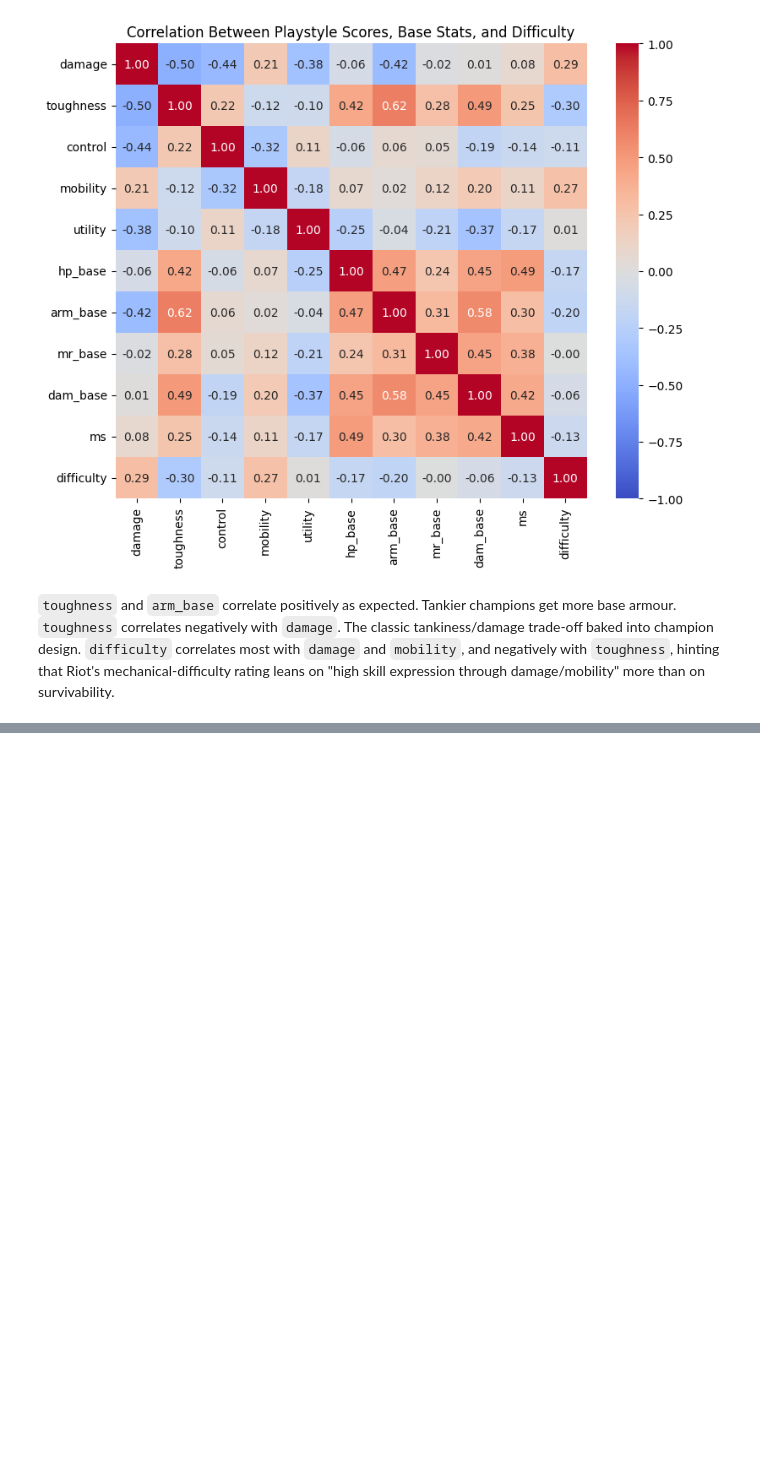
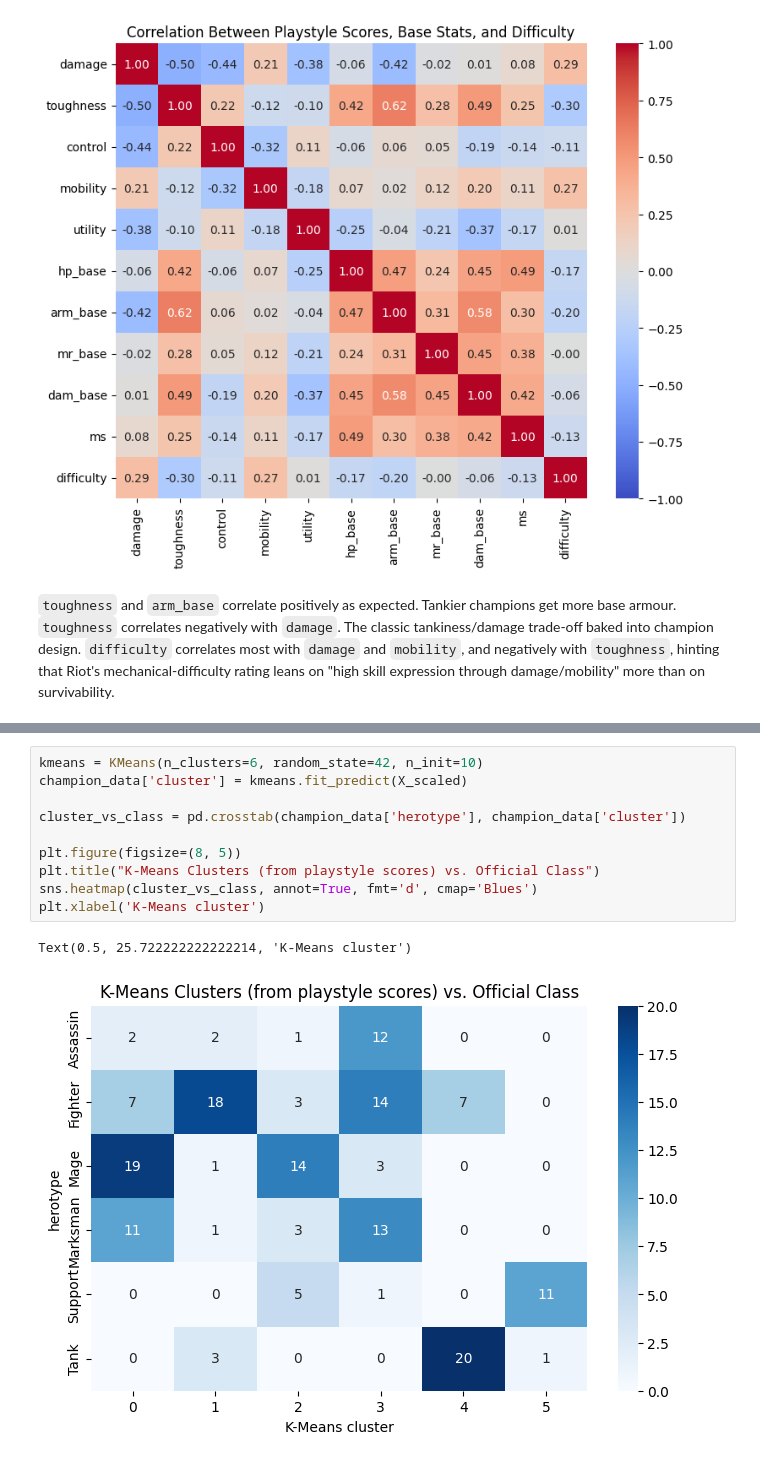
Before and after one commit to medhahegde04/lol-champion-analysis, a Jupyter notebook: notebooks/eda.ipynb, the cells around one changed output, grey strips where cells are left out. Cells and saved outputs as stored; diff of their text form; blank space fills up the shorter version.

Commit message:
Add clustering analysis

```diff
--- a/notebooks/eda.ipynb
+++ b/notebooks/eda.ipynb
@@ -593,3 +594,16 @@ plt.legend(bbox_to_anchor=(1.02, 1), loc='upper left')
 Variance explained: PC1=40.6%, PC2=22.4%
 <matplotlib.legend.Legend at 0x...>
 [figure]
+# %%
+kmeans = KMeans(n_clusters=6, random_state=42, n_init=10)
+champion_data['cluster'] = kmeans.fit_predict(X_scaled)
+
+cluster_vs_class = pd.crosstab(champion_data['herotype'], champion_data['cluster'])
+
+plt.figure(figsize=(8, 5))
+plt.title("K-Means Clusters (from playstyle scores) vs. Official Class")
+sns.heatmap(cluster_vs_class, annot=True, fmt='d', cmap='Blues')
+plt.xlabel('K-Means cluster')
+# %% [output]
+Text(0.5, 25.722222222222214, 'K-Means cluster')
+[figure, added]
```
Also changed, not shown: parts of 2 cells of this notebook.
